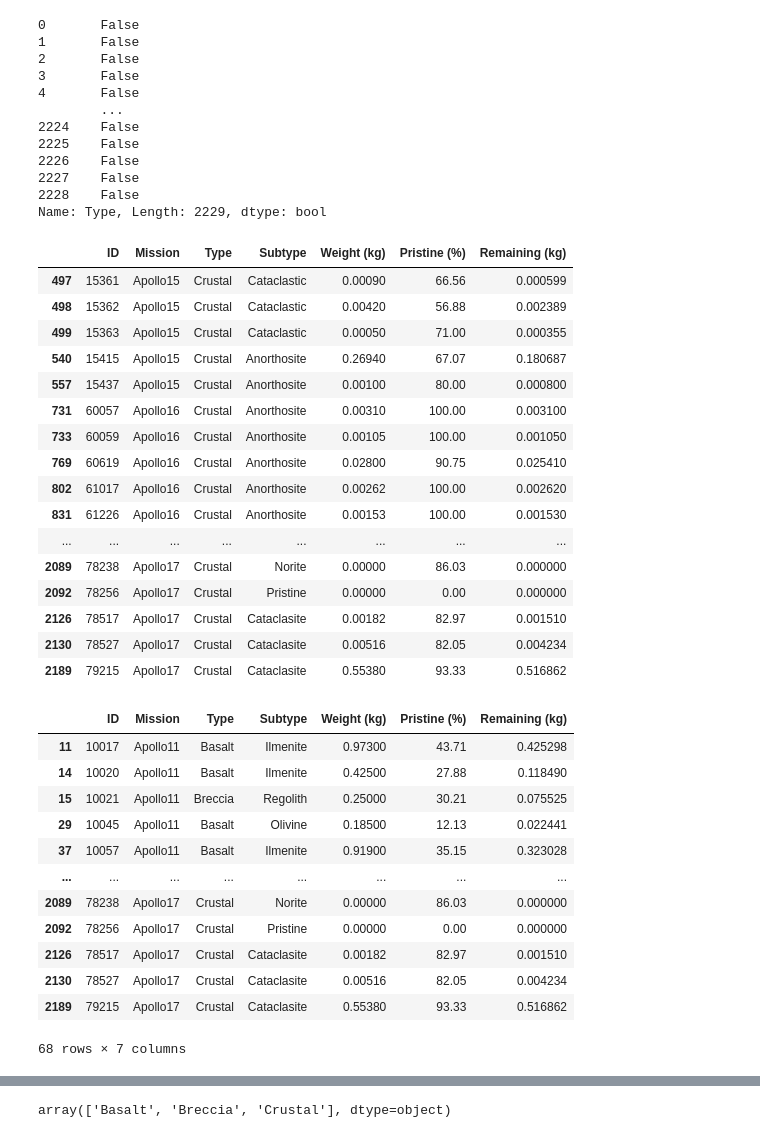
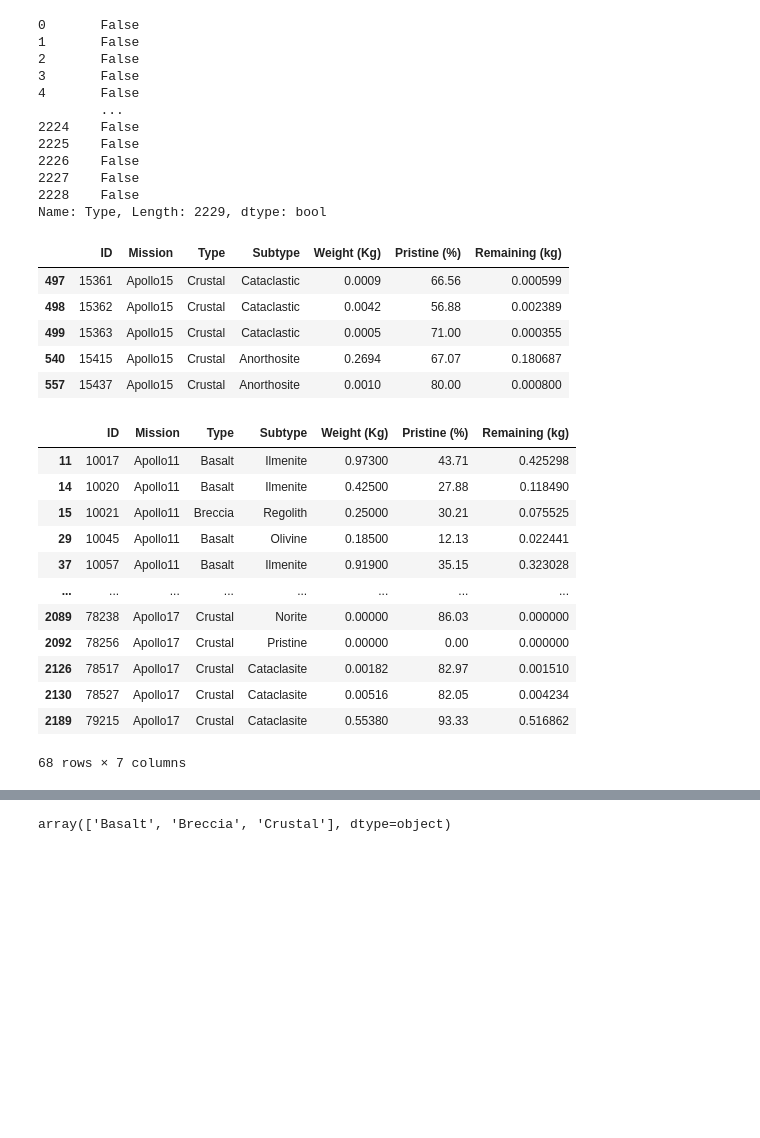
Before and after one commit to hongwon1031/testRepo, a Jupyter notebook: 12/OverTheMoon_달탐사.ipynb, the cells around one changed output, grey strips where cells are left out. Saved outputs shown, nothing was run; the diff lists cells and outputs as text; code cells hidden in the pictures; blank space fills up the shorter version.

```diff
--- a/12/OverTheMoon_달탐사.ipynb
+++ b/12/OverTheMoon_달탐사.ipynb
@@ -500,4 +558,6 @@ artemis_mission
 | 4 | 10005 | Apollo11 | Core | Unsieved | 0.0534 | 40.31 |
 # %%
 # rock_samples 데이터프레임에 암석샘플의 남은 양을 나타내는 'Remaining (kg)' 컬럼추가
+rock_samples['Remaining (kg)'] = rock_samples['Weight (Kg)'] * rock_samples['Pristine (%)'] * 0.01
+rock_samples.head()
 # %% [output]
@@ -677,28 +787,21 @@ rock_samples['Type'] == 'Crustal'
 Name: Type, Length: 2229, dtype: bool
 # %%
 # rock_samples에서 'Type'이 'Crustal'. 인 행만 추출한다.
+rock_samples_Crustal = rock_samples[rock_samples['Type'] == 'Crustal']
+rock_samples_Crustal.head()
 # %% [output]
-|  | ID | Mission | Type | Subtype | Weight (kg) | Pristine (%) | Remaining (kg) |
-| 497 | 15361 | Apollo15 | Crustal | Cataclastic | 0.00090 | 66.56 | 0.000599 |
-| 498 | 15362 | Apollo15 | Crustal | Cataclastic | 0.00420 | 56.88 | 0.002389 |
-| 499 | 15363 | Apollo15 | Crustal | Cataclastic | 0.00050 | 71.00 | 0.000355 |
-| 540 | 15415 | Apollo15 | Crustal | Anorthosite | 0.26940 | 67.07 | 0.180687 |
-| 557 | 15437 | Apollo15 | Crustal | Anorthosite | 0.00100 | 80.00 | 0.000800 |
-| 731 | 60057 | Apollo16 | Crustal | Anorthosite | 0.00310 | 100.00 | 0.003100 |
-| 733 | 60059 | Apollo16 | Crustal | Anorthosite | 0.00105 | 100.00 | 0.001050 |
-| 769 | 60619 | Apollo16 | Crustal | Anorthosite | 0.02800 | 90.75 | 0.025410 |
-| 802 | 61017 | Apollo16 | Crustal | Anorthosite | 0.00262 | 100.00 | 0.002620 |
-| 831 | 61226 | Apollo16 | Crustal | Anorthosite | 0.00153 | 100.00 | 0.001530 |
-| ... | ... | ... | ... | ... | ... | ... | ... |
-| 2089 | 78238 | Apollo17 | Crustal | Norite | 0.00000 | 86.03 | 0.000000 |
-| 2092 | 78256 | Apollo17 | Crustal | Pristine | 0.00000 | 0.00 | 0.000000 |
-| 2126 | 78517 | Apollo17 | Crustal | Cataclasite | 0.00182 | 82.97 | 0.001510 |
-| 2130 | 78527 | Apollo17 | Crustal | Cataclasite | 0.00516 | 82.05 | 0.004234 |
-| 2189 | 79215 | Apollo17 | Crustal | Cataclasite | 0.55380 | 93.33 | 0.516862 |
+|  | ID | Mission | Type | Subtype | Weight (Kg) | Pristine (%) | Remaining (kg) |
+| 497 | 15361 | Apollo15 | Crustal | Cataclastic | 0.0009 | 66.56 | 0.000599 |
+| 498 | 15362 | Apollo15 | Crustal | Cataclastic | 0.0042 | 56.88 | 0.002389 |
+| 499 | 15363 | Apollo15 | Crustal | Cataclastic | 0.0005 | 71.00 | 0.000355 |
+| 540 | 15415 | Apollo15 | Crustal | Anorthosite | 0.2694 | 67.07 | 0.180687 |
+| 557 | 15437 | Apollo15 | Crustal | Anorthosite | 0.0010 | 80.00 | 0.000800 |
 # %%
 # needed_samples에 crustal을 추가한다.
+needed_samples = pd.concat([needed_samples,rock_samples_Crustal])
+needed_samples
 # %% [output]
-|  | ID | Mission | Type | Subtype | Weight (kg) | Pristine (%) | Remaining (kg) |
+|  | ID | Mission | Type | Subtype | Weight (Kg) | Pristine (%) | Remaining (kg) |
 | 11 | 10017 | Apollo11 | Basalt | Ilmenite | 0.97300 | 43.71 | 0.425298 |
 | 14 | 10020 | Apollo11 | Basalt | Ilmenite | 0.42500 | 27.88 | 0.118490 |
 | 15 | 10021 | Apollo11 | Breccia | Regolith | 0.25000 | 30.21 | 0.075525 |
```
Also changed, not shown: parts of 62 cells of this notebook, 14 other files.
